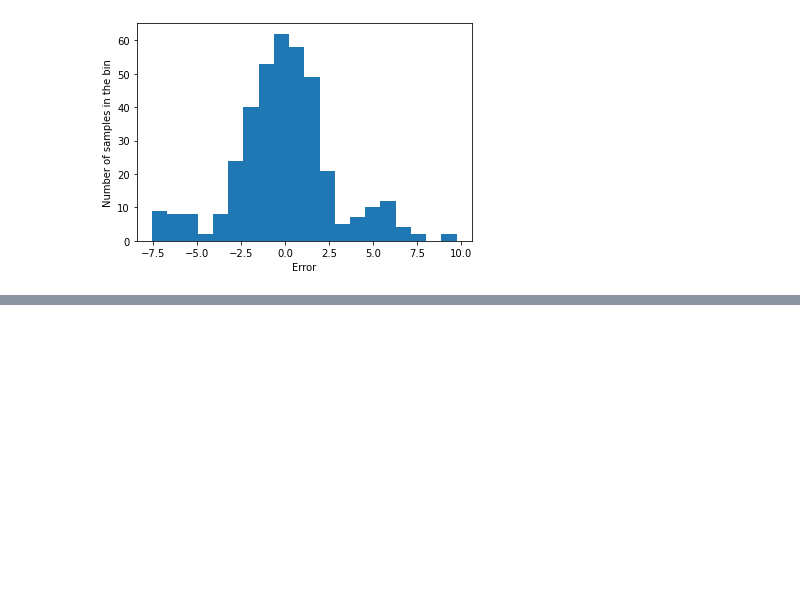
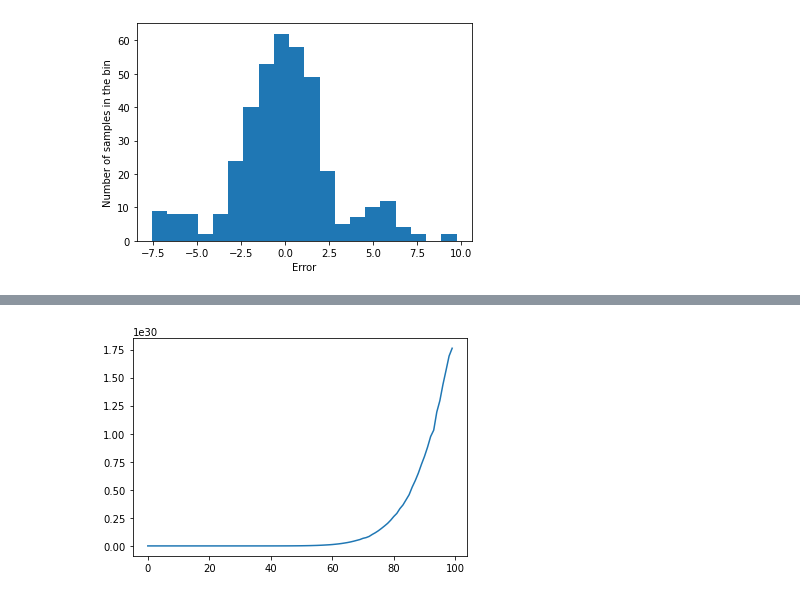
Before and after one commit to jihoonkim888/CM50268-Hamiltonian-Monte-Carlo, a Jupyter notebook: task2.ipynb, the cells around one changed output, grey strips where cells are left out. Drawn from its saved outputs; the diff is of its cells as text; code cells hidden in the pictures; blank space fills up the shorter version.

Commit message:
Add Task 2b single alpha for weights

```diff
--- a/task2.ipynb
+++ b/task2.ipynb
@@ -286,20 +262,0 @@ def calc_q_beta(X, t, beta, w, c, d):
-# %%
-a = 10**-6
-b = np.full(8, 10**-6)
-c = 10**-6
-d = 10**-6
-
-alpha = np.full(8, stats.gamma.mean(a=a, scale=b[0]))
-beta = stats.gamma.mean(a=c, scale=d)
-
-w = np.zeros(8)
-# %%
-it = 1
-prob_post_list = []
-for i in tqdm(range(it)):
-    q_w, w = calc_q_w(X, t, alpha, beta, w)
-    q_alpha, alpha = calc_q_alpha(X, t, alpha, w, a, b)
-    q_beta, beta = calc_q_beta(X, t, beta, w, c, d)
-    prob_post = q_w*q_alpha*q_beta
-    prob_post_list.append(prob_post)
-    print(prob_post)
@@ -319,0 +305,23 @@ rmse_test
+# %%
+initial = 10**-4
+a = initial
+b = initial
+c = initial
+d = initial
+
+alpha = stats.gamma.mean(a=a, scale=b)
+beta = stats.gamma.mean(a=c, scale=d)
+
+w = np.zeros(8)
+
+X = X_train
+t = y_train
+# %%
+it = 100
+prob_post_list = []
+for i in tqdm(range(it)):
+    q_w, w = calc_q_w(X, t, alpha, beta, w)
+    q_alpha, alpha, a, b = calc_q_alpha(X, t, alpha, w, a, b)
+    q_beta, beta, c, d = calc_q_beta(X, t, beta, w, c, d)
+    prob_post = q_w*q_alpha*q_beta
+    prob_post_list.append(prob_post)
@@ -319,0 +351,4 @@ rmse_test
+# %%
+plt.plot(prob_post_list);
+# %% [output]
+[figure, added]
```
Also changed, not shown: parts of 47 cells of this notebook.
